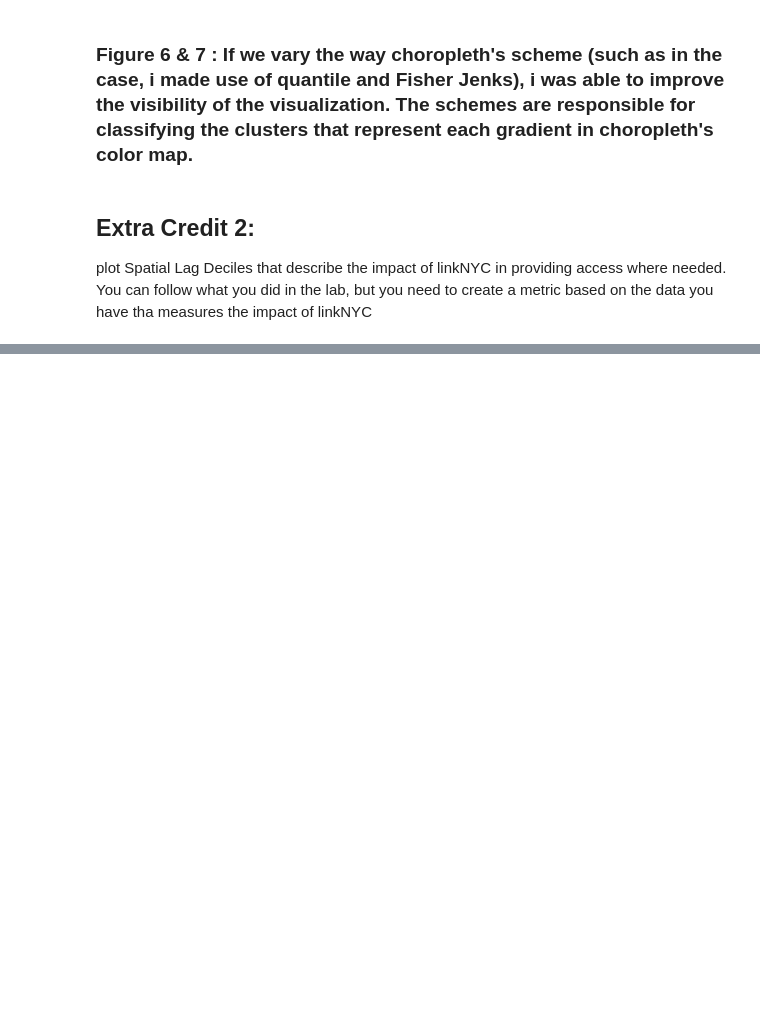
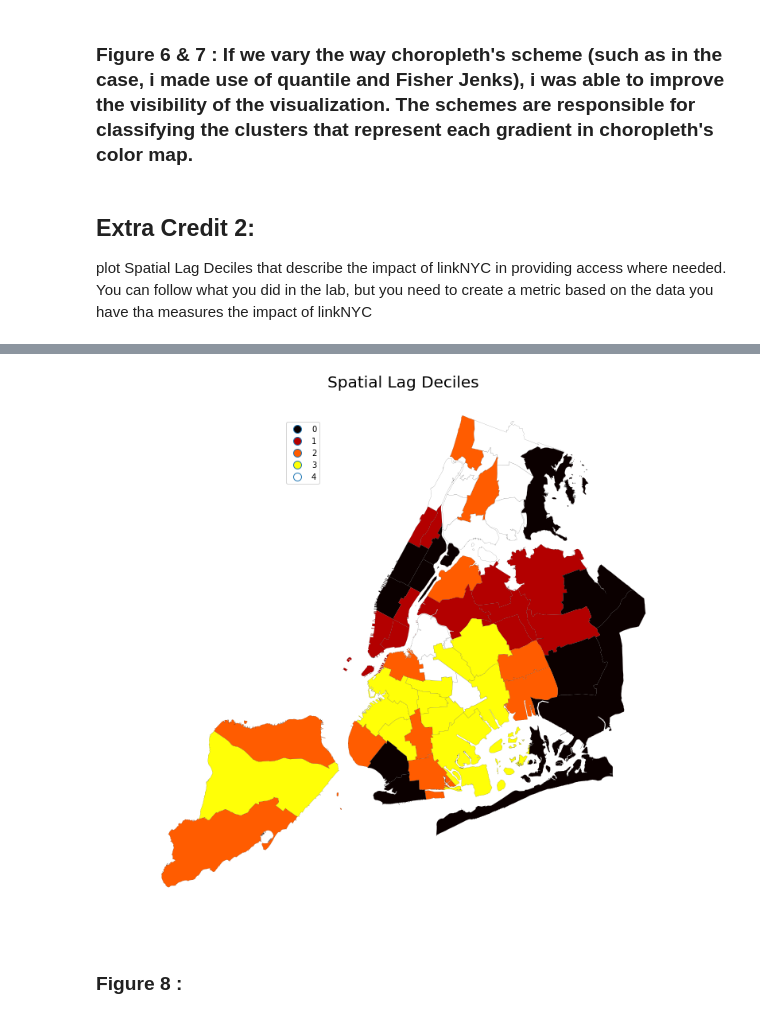
Before and after one commit to jinalklaulitz/PUI2018_msm796, a Jupyter notebook: HW7_msm796/assignment1_msm796.ipynb, the cells around one changed output, grey strips where cells are left out. Saved outputs shown, nothing was run; the diff lists cells and outputs as text; code cells hidden in the pictures; blank space fills up the shorter version.

```diff
--- a/HW7_msm796/assignment1_msm796.ipynb
+++ b/HW7_msm796/assignment1_msm796.ipynb
@@ -625,0 +651,2 @@ https://factfinder.census.gov/ -> Advanced Search -> Show me all
+# %%
+qW_CT = ps.queen_from_shapefile(path)
@@ -625,0 +673,7 @@ https://factfinder.census.gov/ -> Advanced Search -> Show me all
+# %%
+qW_CT.transform = 'r'
+# %%
+df_ex2_Lag = ps.lag_spatial(qW_CT,extra2_df.impact)
+# %%
+Lag5 = ps.Quantiles(df_ex2_Lag, k=5)
+Lag5
@@ -625,0 +690,14 @@ https://factfinder.census.gov/ -> Advanced Search -> Show me all
+# %%
+f, ax = plt.subplots(figsize=(12, 12))
+extra2_df.assign(cl=Lag5.yb).plot(column='cl', categorical=True,
+        k=5, cmap='hot', linewidth=0.1, ax=ax,
+        edgecolor='black', legend=True)
+ax.set_title('Spatial Lag Deciles', fontsize=20)
+ax.axis('off')
+
+leg = ax.get_legend()
+leg.set_bbox_to_anchor((0.35, 0.95, 0, 0));
+# %% [output]
+[figure, added]
+# %% [markdown]
+### Figure 8 :
```
Also changed, not shown: parts of 15 cells of this notebook.
